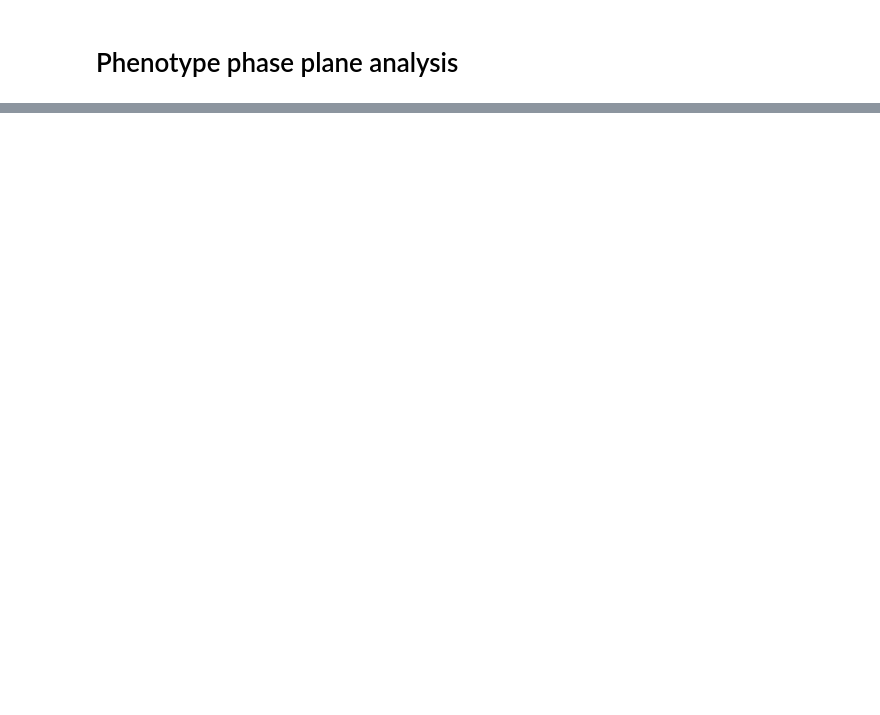
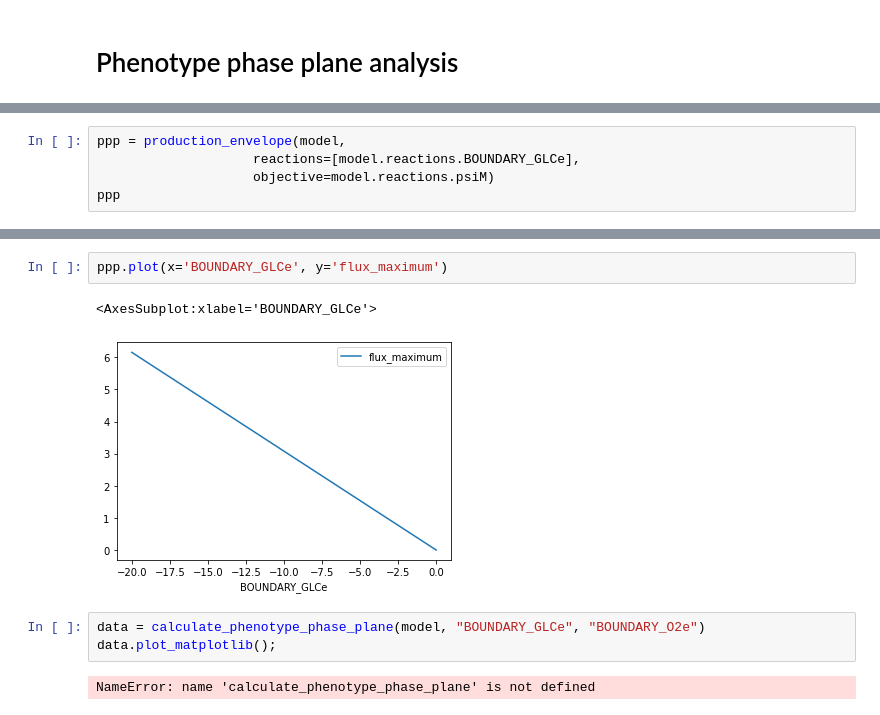
Before and after one commit to 27410/27410-2020-group-project-group13_psilocybin_a-niger, a Jupyter notebook: Analysis/Phenotype_phase_plane.ipynb, the cells around one changed output, grey strips where cells are left out. Saved outputs shown, nothing was run; the diff lists cells and outputs as text; blank space fills up the shorter version.

```diff
--- a/Analysis/Phenotype_phase_plane.ipynb
+++ b/Analysis/Phenotype_phase_plane.ipynb
@@ -34,0 +44,5 @@ ppp.plot(x='BOUNDARY_GLCe', y='flux_maximum')
+# %%
+ppp = production_envelope(model,
+                    reactions=[model.reactions.BOUNDARY_GLCe],
+                    objective=model.reactions.psiM)
+ppp
@@ -34,0 +67,10 @@ ppp.plot(x='BOUNDARY_GLCe', y='flux_maximum')
+# %%
+ppp.plot(x='BOUNDARY_GLCe', y='flux_maximum')
+# %% [output]
+<AxesSubplot:xlabel='BOUNDARY_GLCe'>
+[figure, added]
+# %%
+data = calculate_phenotype_phase_plane(model, "BOUNDARY_GLCe", "BOUNDARY_O2e")
+data.plot_matplotlib();
+# %% [output]
+NameError: name 'calculate_phenotype_phase_plane' is not defined
```
Also changed, not shown: parts of 6 cells of this notebook, 2 other files.
